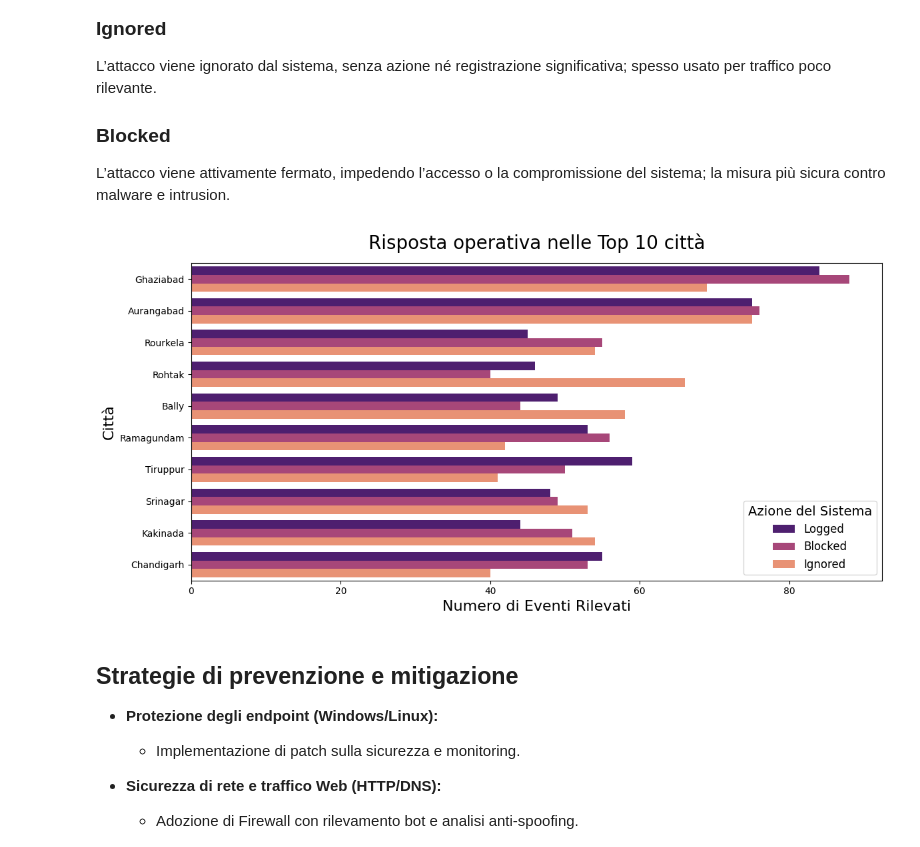
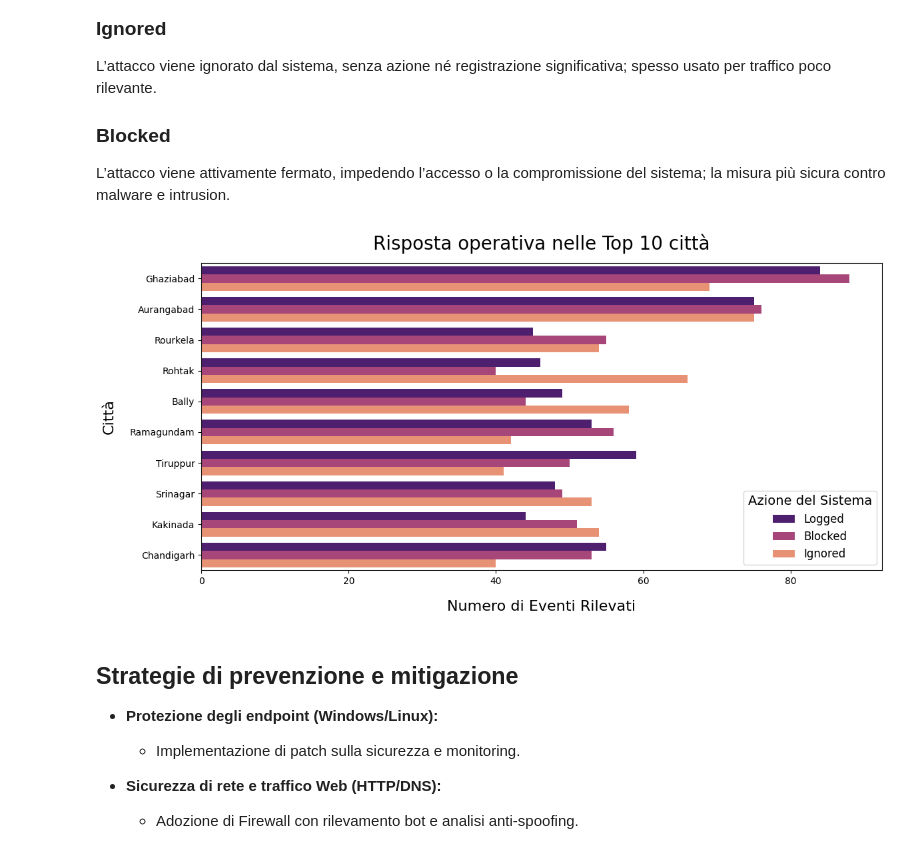
Before and after one commit to Fr0sT02/Progetto-Data-Science-, a Jupyter notebook: Progetto_DS.ipynb, the cells around one changed output. Saved outputs shown, nothing was run; the diff lists cells and outputs as text; code cells hidden in the pictures.

```diff
--- a/Progetto_DS.ipynb
+++ b/Progetto_DS.ipynb
@@ -288,30 +288,30 @@ L’attacco viene attivamente fermato, impedendo l’accesso o la compromissione
 # %%
 df['City'] = df['Geo-location Data'].str.split(', ').str[0]
 
 # Isoliamo le top 10 città
 top_10 = df['City'].value_counts().head(10).index
 df_top10 = df[df['City'].isin(top_10)]
 
 # Barplot
 plt.figure(figsize=(12, 6))
 sns.countplot(
     data=df_top10,
     y='City',
     hue='Action Taken',
     order=top_10,
     palette='magma'
 )
 
 plt.title("Risposta operativa nelle Top 10 città", fontsize=20, pad=15)
-plt.xlabel("Numero di Eventi Rilevati", fontsize=16)
+plt.xlabel("Numero di Eventi Rilevati", fontsize=16, labelpad=15)
 plt.xticks(fontsize=10)
-plt.ylabel("Città", fontsize=16)
+plt.ylabel("Città", fontsize=16, labelpad=15)
 plt.yticks(fontsize=10)
 plt.legend(title="Azione del Sistema", loc="lower right", fontsize=12, title_fontsize=14)
 plt.tight_layout()
 plt.show()
 # %% [output]
-[figure, old version]
+[figure, new version]
 # %% [markdown]
 ## Strategie di prevenzione e mitigazione
 
```
Also changed, not shown: parts of 7 cells of this notebook.
